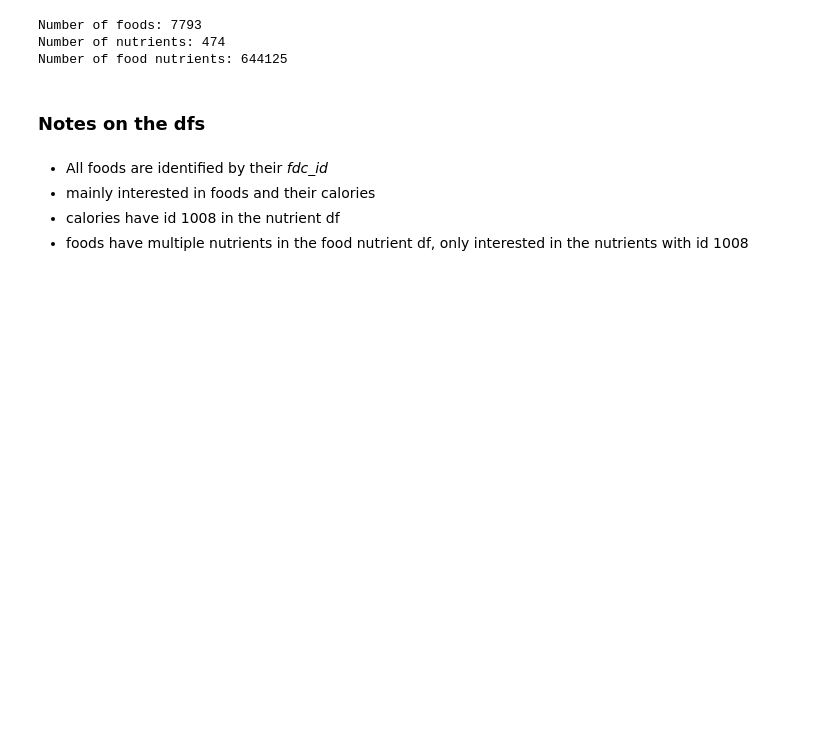
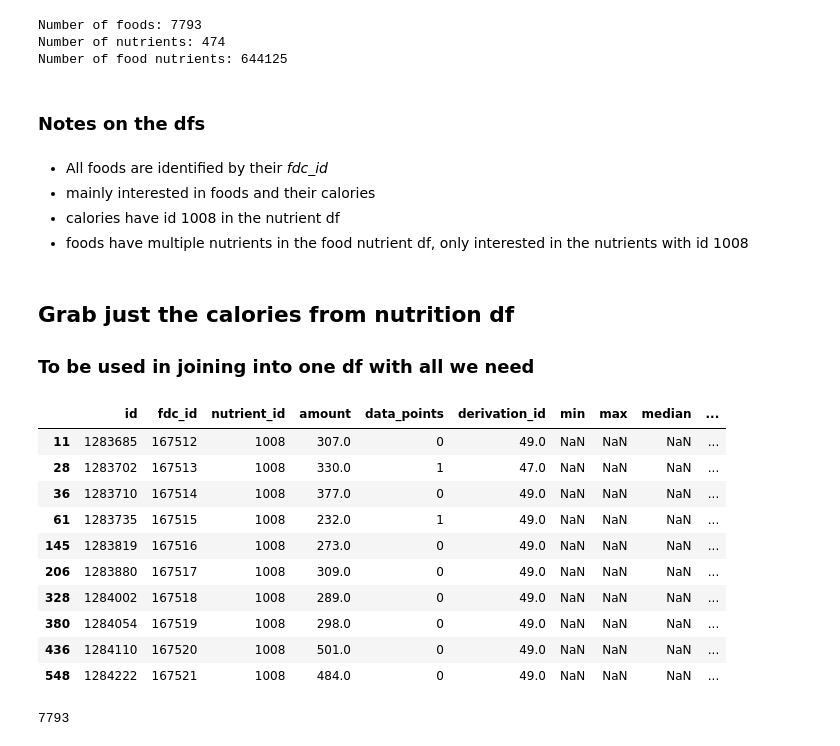
Before and after one commit to devjoshdev/food-data-central-store, a Jupyter notebook: sr_legacy_foods.ipynb, the cells around one changed output. Drawn from its saved outputs; the diff is of its cells as text; code cells hidden in the pictures; blank space fills up the shorter version.

```diff
--- a/sr_legacy_foods.ipynb
+++ b/sr_legacy_foods.ipynb
@@ -72,3 +72,25 @@ Number of food nutrients: 644125
 - mainly interested in foods and their calories
 - calories have id 1008 in the nutrient df
 - foods have multiple nutrients in the food nutrient df, only interested in the nutrients with id 1008
+# %% [markdown]
+## Grab just the calories from nutrition df
+### To be used in joining into one df with all we need
+# %%
+calorie_df = food_nutrient_df[food_nutrient_df["nutrient_id"] == 1008]
+calorie_df.head(10)
+# %% [output]
+|  | id | fdc_id | nutrient_id | amount | data_points | derivation_id | min | max | median | ... |
+| 11 | 1283685 | 167512 | 1008 | 307.0 | 0 | 49.0 | NaN | NaN | NaN | ... |
+| 28 | 1283702 | 167513 | 1008 | 330.0 | 1 | 47.0 | NaN | NaN | NaN | ... |
+| 36 | 1283710 | 167514 | 1008 | 377.0 | 0 | 49.0 | NaN | NaN | NaN | ... |
+| 61 | 1283735 | 167515 | 1008 | 232.0 | 1 | 49.0 | NaN | NaN | NaN | ... |
+| 145 | 1283819 | 167516 | 1008 | 273.0 | 0 | 49.0 | NaN | NaN | NaN | ... |
+| 206 | 1283880 | 167517 | 1008 | 309.0 | 0 | 49.0 | NaN | NaN | NaN | ... |
+| 328 | 1284002 | 167518 | 1008 | 289.0 | 0 | 49.0 | NaN | NaN | NaN | ... |
+| 380 | 1284054 | 167519 | 1008 | 298.0 | 0 | 49.0 | NaN | NaN | NaN | ... |
+| 436 | 1284110 | 167520 | 1008 | 501.0 | 0 | 49.0 | NaN | NaN | NaN | ... |
+| 548 | 1284222 | 167521 | 1008 | 484.0 | 0 | 49.0 | NaN | NaN | NaN | ... |
+# %%
+calorie_df["id"].size
+# %% [output]
+7793
```
Also changed, not shown: parts of 9 cells of this notebook.
